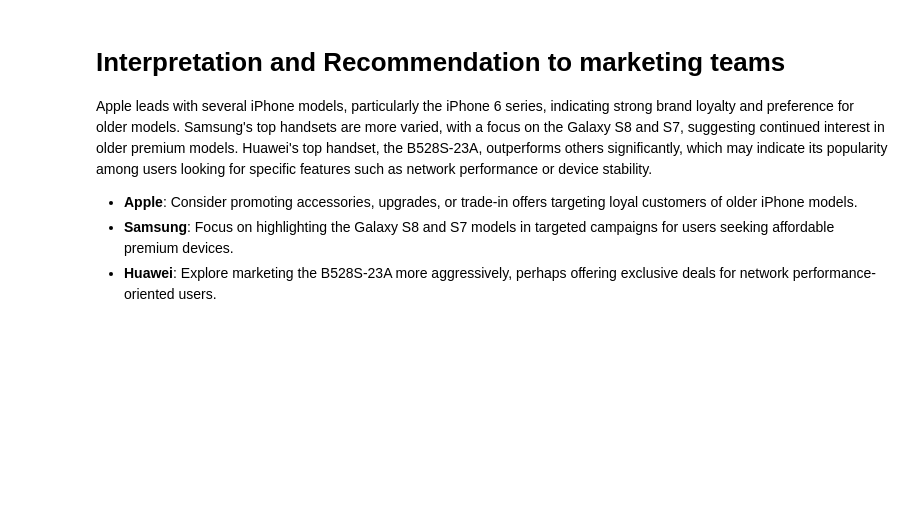
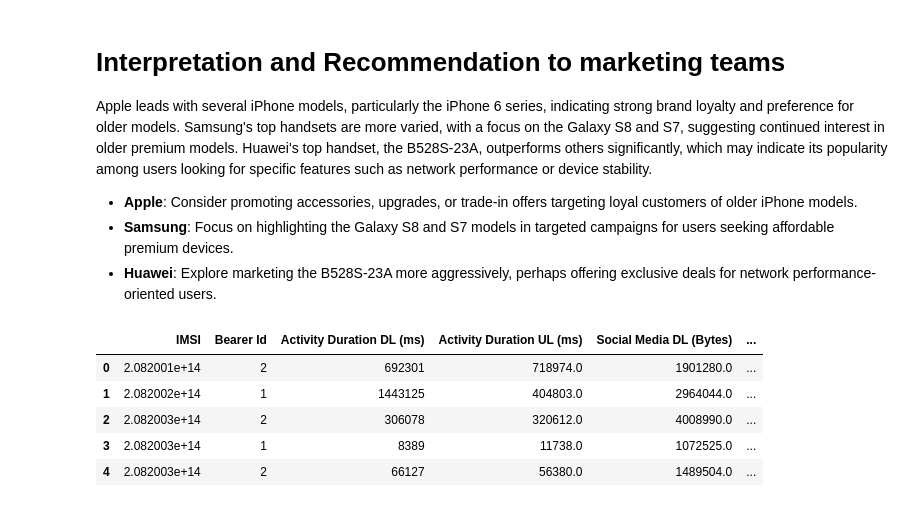
Before and after one commit to wendirad/weekTwo, a Jupyter notebook: notebooks/task_1.ipynb, the cells around one changed output. Drawn from its saved outputs; the diff is of its cells as text; code cells hidden in the pictures; blank space fills up the shorter version.

Commit message:
(feat) overview of the users’ behavior

```diff
--- a/notebooks/task_1.ipynb
+++ b/notebooks/task_1.ipynb
@@ -183,0 +174,31 @@ apps_columns = [
+# %%
+agg_columns = {
+    'Bearer Id': 'nunique',  # Count of unique xDR sessions per user
+    'Activity Duration DL (ms)': 'sum',  # Total download duration
+    'Activity Duration UL (ms)': 'sum',  # Total upload duration
+    'Social Media DL (Bytes)': 'sum',
+    'Social Media UL (Bytes)': 'sum',
+    'Google DL (Bytes)': 'sum',
+    'Google UL (Bytes)': 'sum',
+    'Youtube DL (Bytes)': 'sum',
+    'Youtube UL (Bytes)': 'sum',
+    'Netflix DL (Bytes)': 'sum',
+    'Netflix UL (Bytes)': 'sum',
+    'Gaming DL (Bytes)': 'sum',
+    'Gaming UL (Bytes)': 'sum',
+    'Email DL (Bytes)': 'sum',
+    'Email UL (Bytes)': 'sum',
+    'Other DL (Bytes)': 'sum',
+    'Other UL (Bytes)': 'sum'
+}
+# %%
+aggregated_data = data.groupby('IMSI').agg(agg_columns).reset_index()
+# %%
+aggregated_data.head()
+# %% [output]
+|  | IMSI | Bearer Id | Activity Duration DL (ms) | Activity Duration UL (ms) | Social Media DL (Bytes) | ... |
+| 0 | 2.082001e+14 | 2 | 692301 | 718974.0 | 1901280.0 | ... |
+| 1 | 2.082002e+14 | 1 | 1443125 | 404803.0 | 2964044.0 | ... |
+| 2 | 2.082003e+14 | 2 | 306078 | 320612.0 | 4008990.0 | ... |
+| 3 | 2.082003e+14 | 1 | 8389 | 11738.0 | 1072525.0 | ... |
+| 4 | 2.082003e+14 | 2 | 66127 | 56380.0 | 1489504.0 | ... |
```
Also changed, not shown: parts of 2 cells of this notebook.
